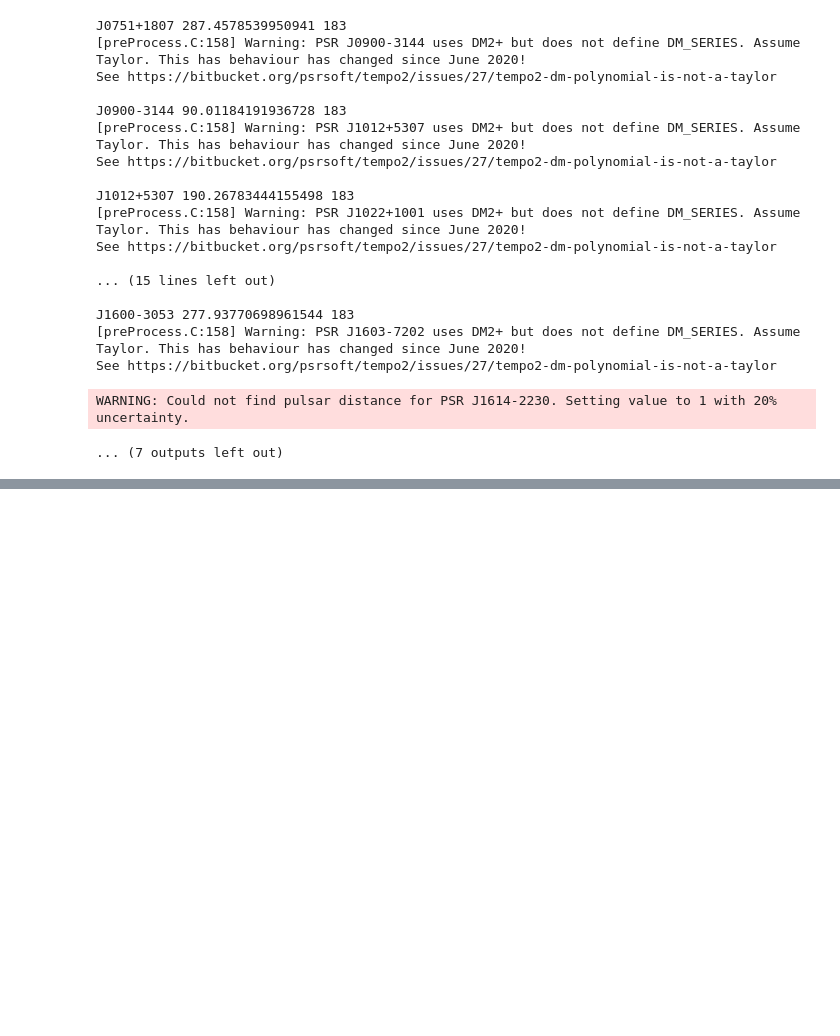
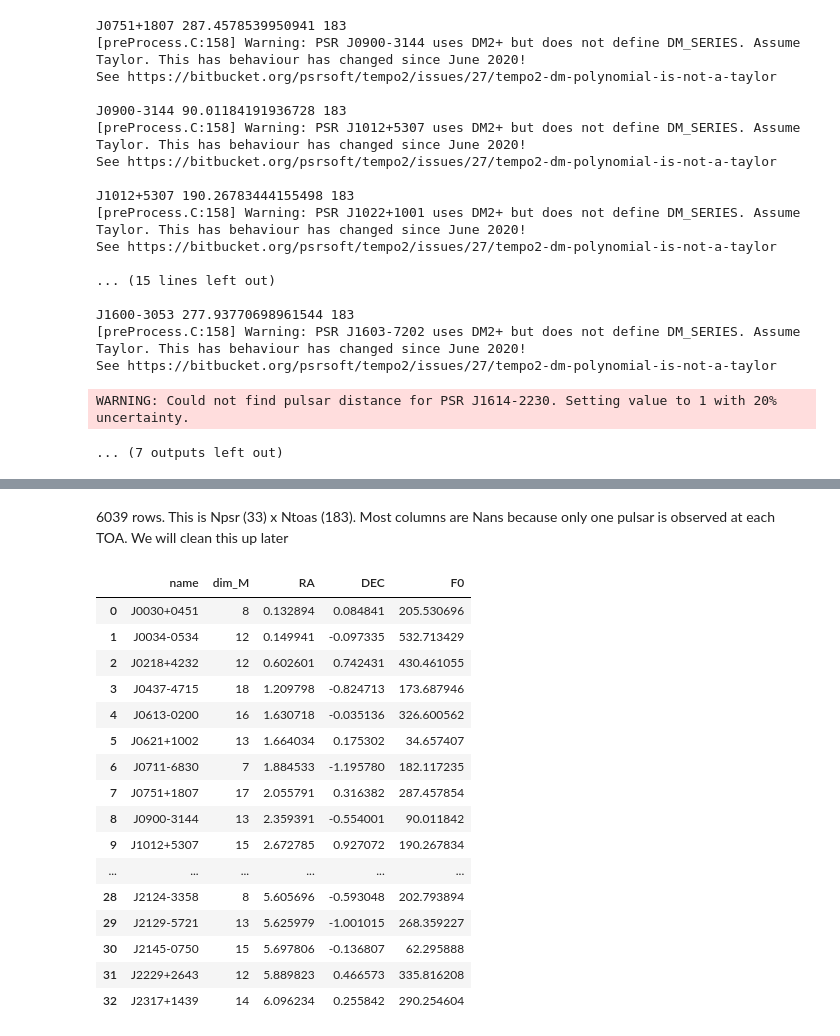
Before and after one commit to tomkimpson/Argus, a Jupyter notebook: notebooks/02e.loading_mock_data_with_argus.ipynb, the cells around one changed output, grey strips where cells are left out. Cells and saved outputs as stored; diff of their text form; code cells hidden in the pictures; blank space fills up the shorter version.

```diff
--- a/notebooks/02e.loading_mock_data_with_argus.ipynb
+++ b/notebooks/02e.loading_mock_data_with_argus.ipynb
@@ -354,0 +171,22 @@ Error:
+# %% [markdown]
+6039 rows. This is Npsr (33) x Ntoas (183). Most columns are Nans because only one pulsar is observed at each TOA. We will clean this up later
+# %%
+pulsar_metadata
+# %% [output]
+|  | name | dim_M | RA | DEC | F0 |
+| 0 | J0030+0451 | 8 | 0.132894 | 0.084841 | 205.530696 |
+| 1 | J0034-0534 | 12 | 0.149941 | -0.097335 | 532.713429 |
+| 2 | J0218+4232 | 12 | 0.602601 | 0.742431 | 430.461055 |
+| 3 | J0437-4715 | 18 | 1.209798 | -0.824713 | 173.687946 |
+| 4 | J0613-0200 | 16 | 1.630718 | -0.035136 | 326.600562 |
+| 5 | J0621+1002 | 13 | 1.664034 | 0.175302 | 34.657407 |
+| 6 | J0711-6830 | 7 | 1.884533 | -1.195780 | 182.117235 |
+| 7 | J0751+1807 | 17 | 2.055791 | 0.316382 | 287.457854 |
+| 8 | J0900-3144 | 13 | 2.359391 | -0.554001 | 90.011842 |
+| 9 | J1012+5307 | 15 | 2.672785 | 0.927072 | 190.267834 |
+| ... | ... | ... | ... | ... | ... |
+| 28 | J2124-3358 | 8 | 5.605696 | -0.593048 | 202.793894 |
+| 29 | J2129-5721 | 13 | 5.625979 | -1.001015 | 268.359227 |
+| 30 | J2145-0750 | 15 | 5.697806 | -0.136807 | 62.295888 |
+| 31 | J2229+2643 | 12 | 5.889823 | 0.466573 | 335.816208 |
+| 32 | J2317+1439 | 14 | 6.096234 | 0.255842 | 290.254604 |
```
Also changed, not shown: parts of 39 cells of this notebook, 5 other files.
